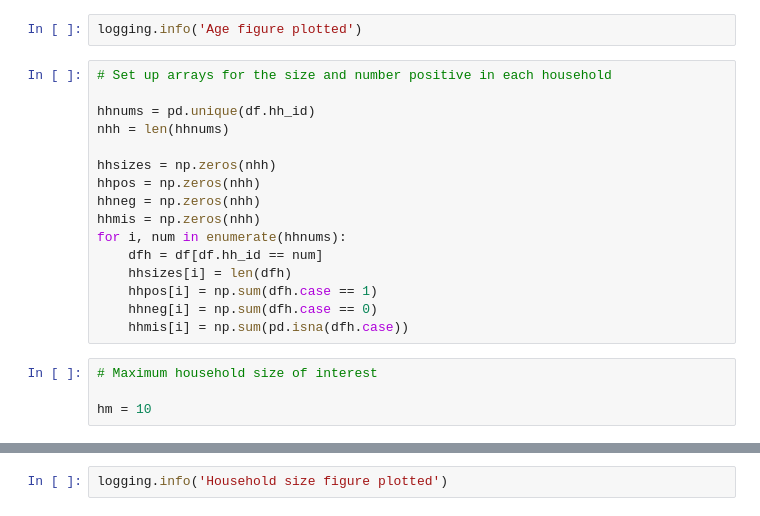
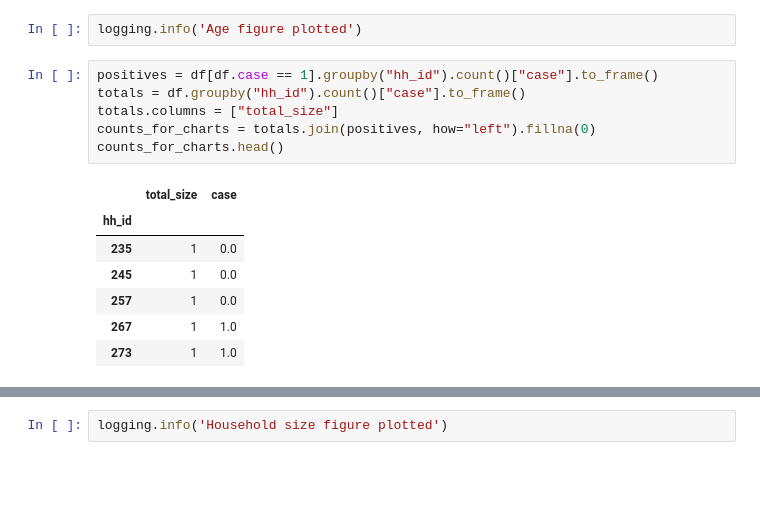
Before and after one commit to opensafely/households-research, a Jupyter notebook: analysis/opensafely_eda_test_notebook.ipynb, the cells around one changed output, grey strips where cells are left out. Drawn from its saved outputs; the diff is of its cells as text; blank space fills up the shorter version.

```diff
--- a/analysis/opensafely_eda_test_notebook.ipynb
+++ b/analysis/opensafely_eda_test_notebook.ipynb
@@ -57,26 +33,20 @@ plt.savefig('./ages.pdf')
 [figure]
 # %%
 logging.info('Age figure plotted')
-# %%
-# Set up arrays for the size and number positive in each household
-
-hhnums = pd.unique(df.hh_id)
-nhh = len(hhnums)
-
-hhsizes = np.zeros(nhh)
-hhpos = np.zeros(nhh)
-hhneg = np.zeros(nhh)
-hhmis = np.zeros(nhh)
-for i, num in enumerate(hhnums):
-    dfh = df[df.hh_id == num]
-    hhsizes[i] = len(dfh)
-    hhpos[i] = np.sum(dfh.case == 1)
-    hhneg[i] = np.sum(dfh.case == 0)
-    hhmis[i] = np.sum(pd.isna(dfh.case))
-# %%
-# Maximum household size of interest
-
-hm = 10
+# %%
+positives = df[df.case == 1].groupby("hh_id").count()["case"].to_frame()
+totals = df.groupby("hh_id").count()["case"].to_frame()
+totals.columns = ["total_size"]
+counts_for_charts = totals.join(positives, how="left").fillna(0)
+counts_for_charts.head()
+# %% [output]
+|  | total_size | case |
+| hh_id |  |  |
+| 235 | 1 | 0.0 |
+| 245 | 1 | 0.0 |
+| 257 | 1 | 0.0 |
+| 267 | 1 | 1.0 |
+| 273 | 1 | 1.0 |
 # %%
 # Check the distribution of household sizes
 
```
Also changed, not shown: parts of 6 cells of this notebook.
